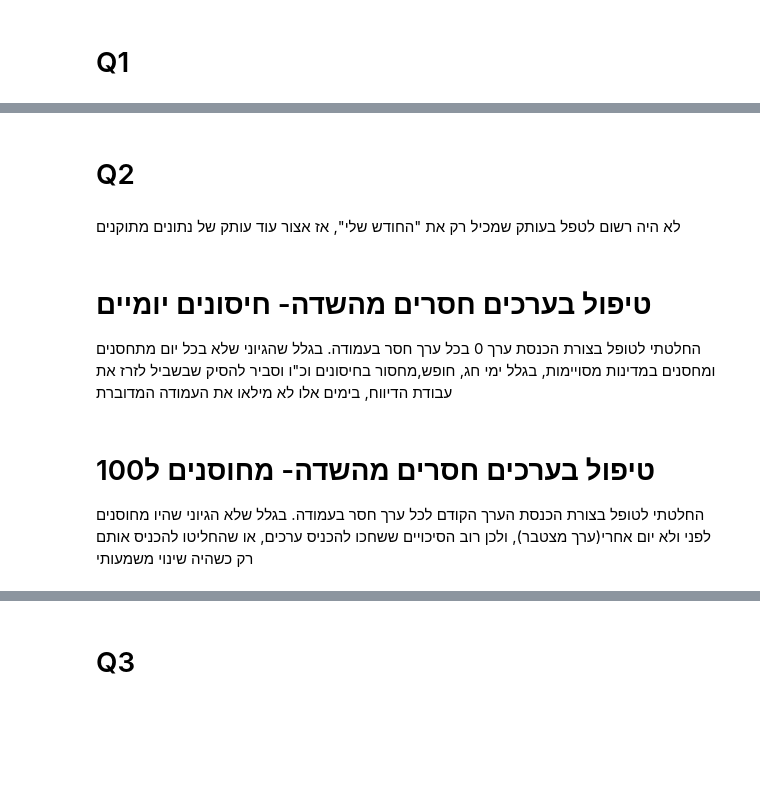
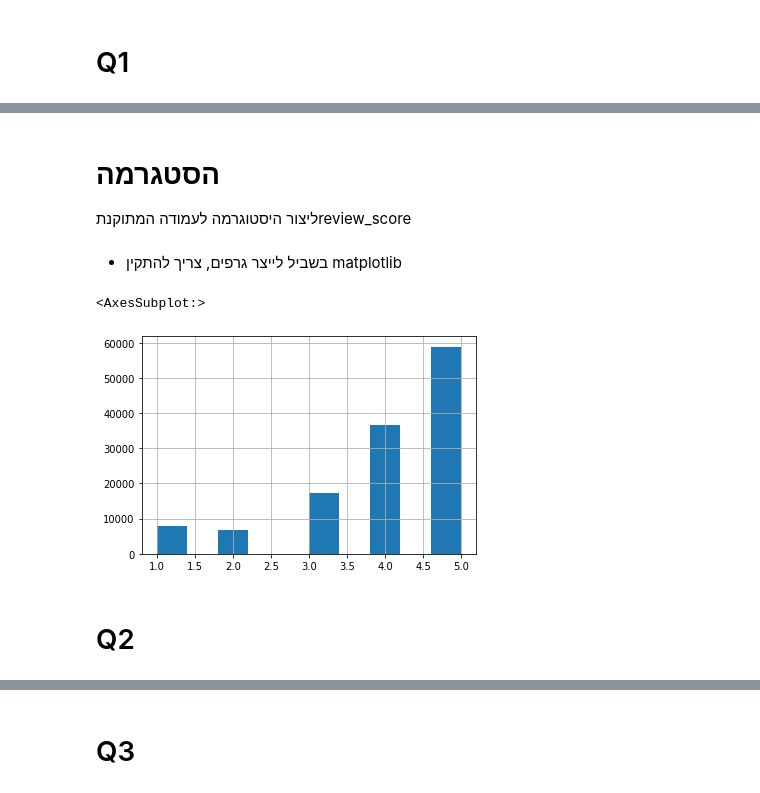
Before and after one commit to ShirMrg/HW, a Jupyter notebook: hw1.ipynb, the cells around one changed output, grey strips where cells are left out. Drawn from its saved outputs; the diff is of its cells as text; code cells hidden in the pictures; blank space fills up the shorter version.

```diff
--- a/hw1.ipynb
+++ b/hw1.ipynb
@@ -32,4 +38,3 @@ add as much lines of code and markdown as you need for each answer
 # %%
-import pandas as pd
-url='https://raw.githubusercontent.com/owid/covid-19-data/master/public/data/vaccinations/vaccinations.csv'
-vacc_df=pd.read_csv(url)
+url='https://raw.githubusercontent.com/nlihin/data-analytics/main/datasets/TripAdvisor_Bangkok.csv'
+TripAdvisor_df=pd.read_csv(url)
@@ -72,0 +46,3 @@ len(vacc_df_6)
+# %%
+TripAdvisor_df['review_score']=TripAdvisor_df['review_score']/10
+TripAdvisor_df
@@ -73,9 +63,12 @@ len(vacc_df_6)
+# %% [markdown]
+# הסטגרמה
+ליצור היסטוגרמה לעמודה המתוקנתreview_score
+# %% [markdown]
+- בשביל לייצר גרפים, צריך להתקין matplotlib
+# %%
+TripAdvisor_df['review_score'].hist()
+# %% [output]
+<AxesSubplot:>
+[figure, added]
 # %% [markdown]
  # Q2
-# %% [markdown]
-לא היה רשום לטפל בעותק שמכיל רק את "החודש שלי", אז אצור עוד עותק של נתונים מתוקנים
-# %% [markdown]
-# טיפול בערכים חסרים מהשדה- חיסונים יומיים
-החלטתי לטופל בצורת הכנסת ערך 0 בכל ערך חסר בעמודה.
-בגלל שהגיוני שלא בכל יום מתחסנים ומחסנים במדינות מסויימות, בגלל ימי חג, חופש,מחסור בחיסונים וכ"ו
-וסביר להסיק שבשביל לזרז את עבודת הדיווח, בימים אלו לא מילאו את העמודה המדוברת
@@ -85,4 +74,0 @@ vacc_df_fixed['daily_vaccinations'].fillna(0 , inplace = True)
-# %% [markdown]
-# טיפול בערכים חסרים מהשדה- מחוסנים ל100
-החלטתי לטופל בצורת הכנסת הערך הקודם לכל ערך חסר בעמודה.
-בגלל שלא הגיוני שהיו מחוסנים לפני ולא יום אחרי(ערך מצטבר), ולכן רוב הסיכויים ששחכו להכניס ערכים, או שהחליטו להכניס אותם רק כשהיה שינוי משמעותי
```
Also changed, not shown: parts of 75 cells of this notebook.
